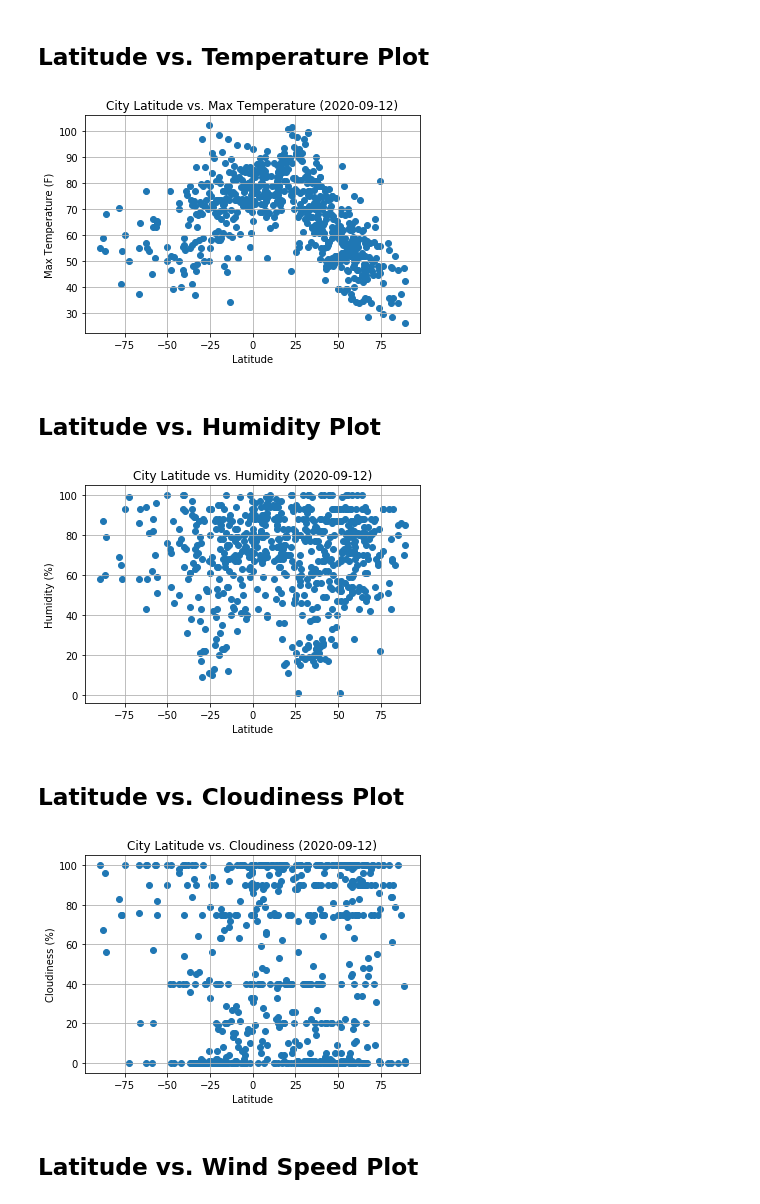
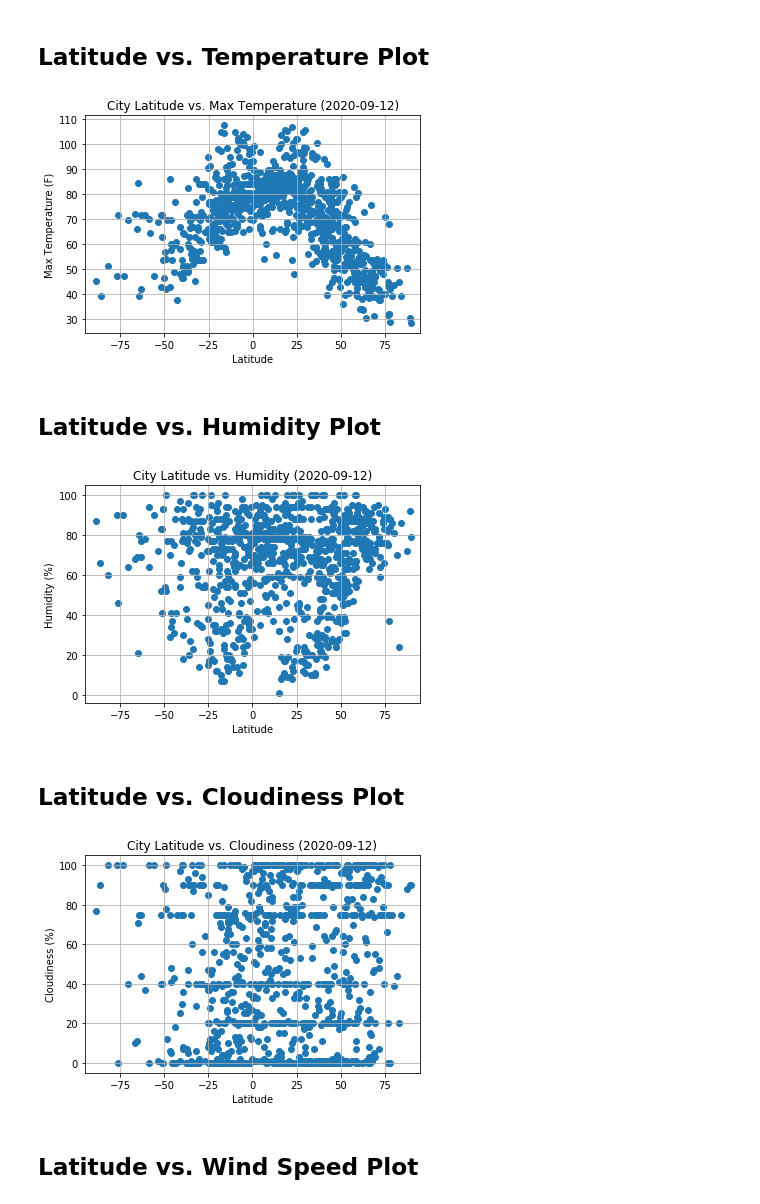
Before and after one commit to gpivaro/6-Python_APIs_Homework, a Jupyter notebook: WeatherPy/WeatherPy.ipynb, the cells around one changed output. Drawn from its saved outputs; the diff is of its cells as text; code cells hidden in the pictures.

```diff
--- a/WeatherPy/WeatherPy.ipynb
+++ b/WeatherPy/WeatherPy.ipynb
@@ -23,6 +23,6 @@ Generate a list of unique cities based on a random latitude and longitude and us
 # %%
 # Size of the list of cities
-num_cities = 700
+num_cities = 1000
 latitude_max = 90
 longitude_max = 180
 
@@ -122,7 +132,7 @@ max_temp = []
 cloudiness = []
 wind_speed = []
 time_data_calculation = []
-n = 0
+n = 1
 
 # Loop through the list of cities and perform a request for data on each
 for city in cities_df['City']:
@@ -260,15 +279,16 @@ date_rec = pd.to_datetime(clean_city_data['Date'], unit='s')
 ## Latitude vs. Temperature Plot
 # %%
 # Plot Latitude vs. Temperature
+plt.grid(True)
 plt.scatter(x=clean_city_data['Lat'], y=cities_df['Max Temp'])
-plt.grid(True)
 plt.title('distribution of cities random generated'.title())
 plt.xlabel('Latitude')
 plt.ylabel('Max Temperature (F)')
-plt.title(f"City Latitude vs. Max Temperature ({str(date_rec[1])[:-9]})");
+plt.title(f"City Latitude vs. Max Temperature ({str(date_rec[0])[:-9]})");
+plt.xlim([-95,95])
 plt.savefig('data/Fig_1_Lat_vs_Temp.png')
 # %% [output]
-[figure, old version]
+[figure, new version]
 # %% [markdown]
 ## Latitude vs. Humidity Plot
 # %%
@@ -278,10 +298,11 @@ plt.grid(True)
 plt.title('distribution of cities random generated'.title())
 plt.xlabel('Latitude')
 plt.ylabel('Humidity (%)')
-plt.title(f"City Latitude vs. Humidity ({str(date_rec[1])[:-9]})");
+plt.title(f"City Latitude vs. Humidity ({str(date_rec[0])[:-9]})");
+plt.xlim([-95,95])
 plt.savefig('data/Fig_2_Lat_vs_Hum.png')
 # %% [output]
-[figure, old version]
+[figure, new version]
 # %% [markdown]
 ## Latitude vs. Cloudiness Plot
 # %%
@@ -291,10 +312,11 @@ plt.grid(True)
 plt.title('distribution of cities random generated'.title())
 plt.xlabel('Latitude')
 plt.ylabel('Cloudiness (%)')
-plt.title(f"City Latitude vs. Cloudiness ({str(date_rec[1])[:-9]})");
+plt.title(f"City Latitude vs. Cloudiness ({str(date_rec[0])[:-9]})");
+plt.xlim([-95,95])
 plt.savefig('data/Fig_3_Lat_vs_Cloudiness.png')
 # %% [output]
-[figure, old version]
+[figure, new version]
 # %% [markdown]
 ## Latitude vs. Wind Speed Plot
 # %%
```
Also changed, not shown: parts of 29 cells of this notebook, 5 other files.
